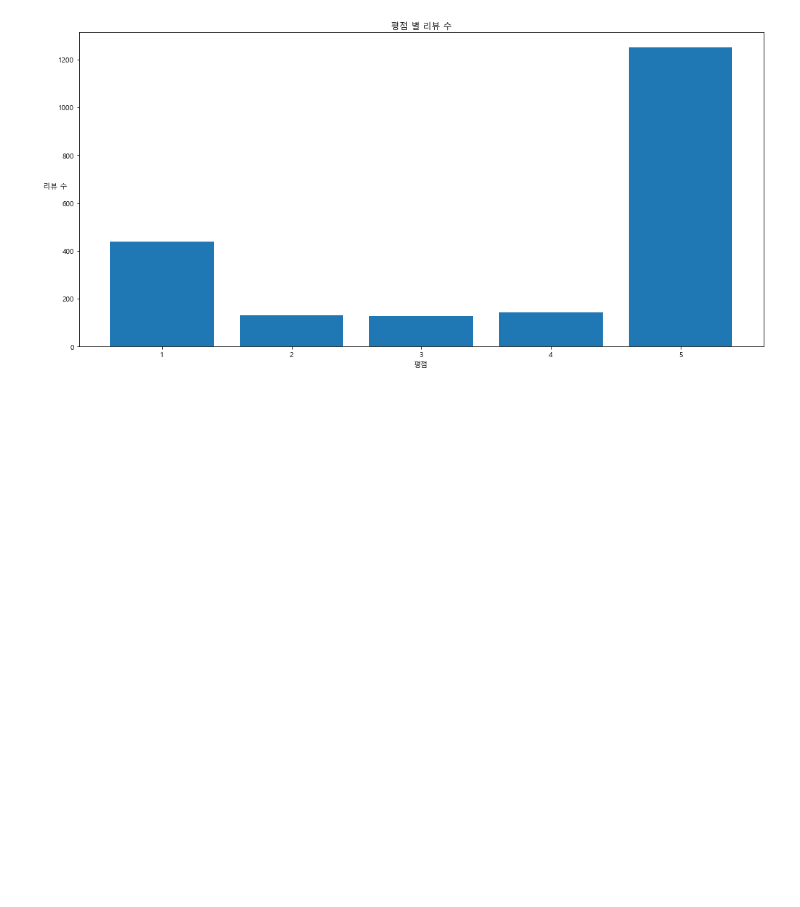
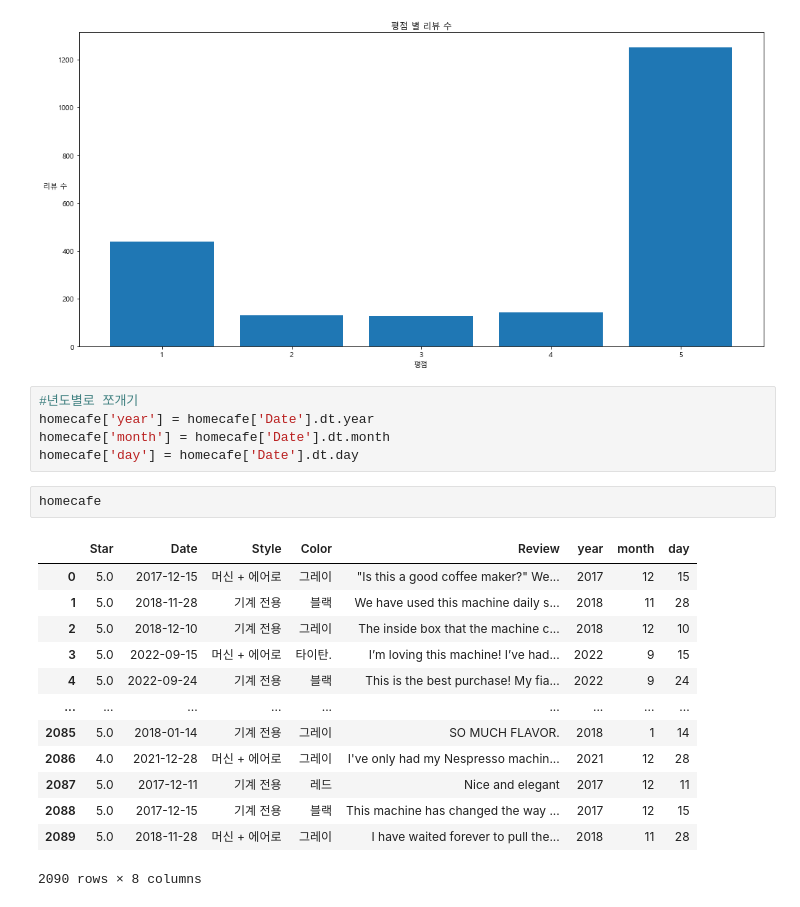
Before and after one commit to sso8910/Python, a Jupyter notebook: 원두프로젝트/네스프레소+돌체.ipynb, the cells around one changed output. Cells and saved outputs as stored; diff of their text form; blank space fills up the shorter version.

```diff
--- a/원두프로젝트/네스프레소+돌체.ipynb
+++ b/원두프로젝트/네스프레소+돌체.ipynb
@@ -221,3 +235,24 @@ plt.ylabel('리뷰 수').set_rotation(0)
 plt.show()
 # %% [output]
 [figure]
+# %%
+#년도별로 쪼개기
+homecafe['year'] = homecafe['Date'].dt.year
+homecafe['month'] = homecafe['Date'].dt.month
+homecafe['day'] = homecafe['Date'].dt.day
+# %%
+homecafe
+# %% [output]
+|  | Star | Date | Style | Color | Review | year | month | day |
+| 0 | 5.0 | 2017-12-15 | 머신 + 에어로 | 그레이 | "Is this a good coffee maker?" We... | 2017 | 12 | 15 |
+| 1 | 5.0 | 2018-11-28 | 기계 전용 | 블랙 | We have used this machine daily s... | 2018 | 11 | 28 |
+| 2 | 5.0 | 2018-12-10 | 기계 전용 | 그레이 | The inside box that the machine c... | 2018 | 12 | 10 |
+| 3 | 5.0 | 2022-09-15 | 머신 + 에어로 | 타이탄. | I’m loving this machine! I’ve had... | 2022 | 9 | 15 |
+| 4 | 5.0 | 2022-09-24 | 기계 전용 | 블랙 | This is the best purchase! My fia... | 2022 | 9 | 24 |
+| ... | ... | ... | ... | ... | ... | ... | ... | ... |
+| 2085 | 5.0 | 2018-01-14 | 기계 전용 | 그레이 | SO MUCH FLAVOR. | 2018 | 1 | 14 |
+| 2086 | 4.0 | 2021-12-28 | 머신 + 에어로 | 그레이 | I've only had my Nespresso machin... | 2021 | 12 | 28 |
+| 2087 | 5.0 | 2017-12-11 | 기계 전용 | 레드 | Nice and elegant | 2017 | 12 | 11 |
+| 2088 | 5.0 | 2017-12-15 | 기계 전용 | 블랙 | This machine has changed the way ... | 2017 | 12 | 15 |
+| 2089 | 5.0 | 2018-11-28 | 머신 + 에어로 | 그레이 | I have waited forever to pull the... | 2018 | 11 | 28 |
+2090 rows × 8 columns
```
Also changed, not shown: parts of 7 cells of this notebook, 1 other file.
